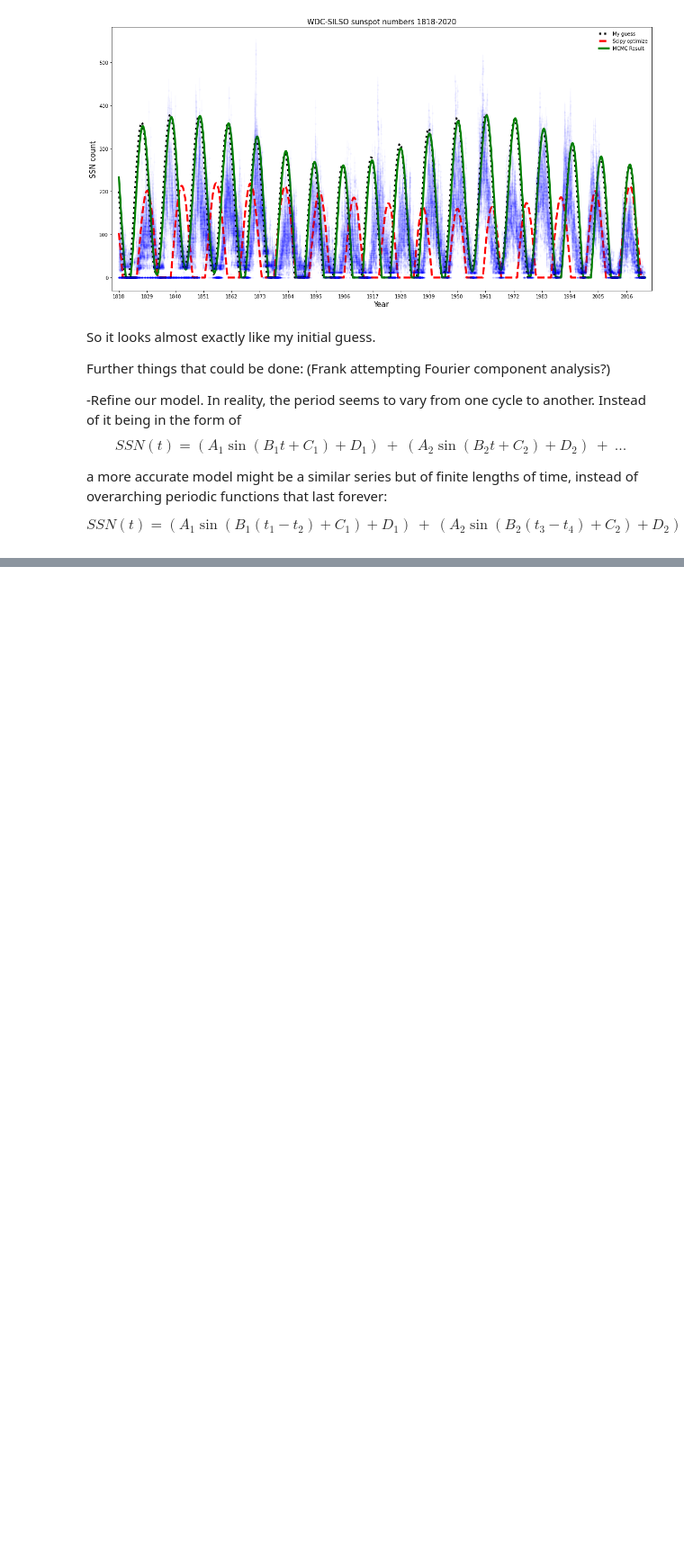
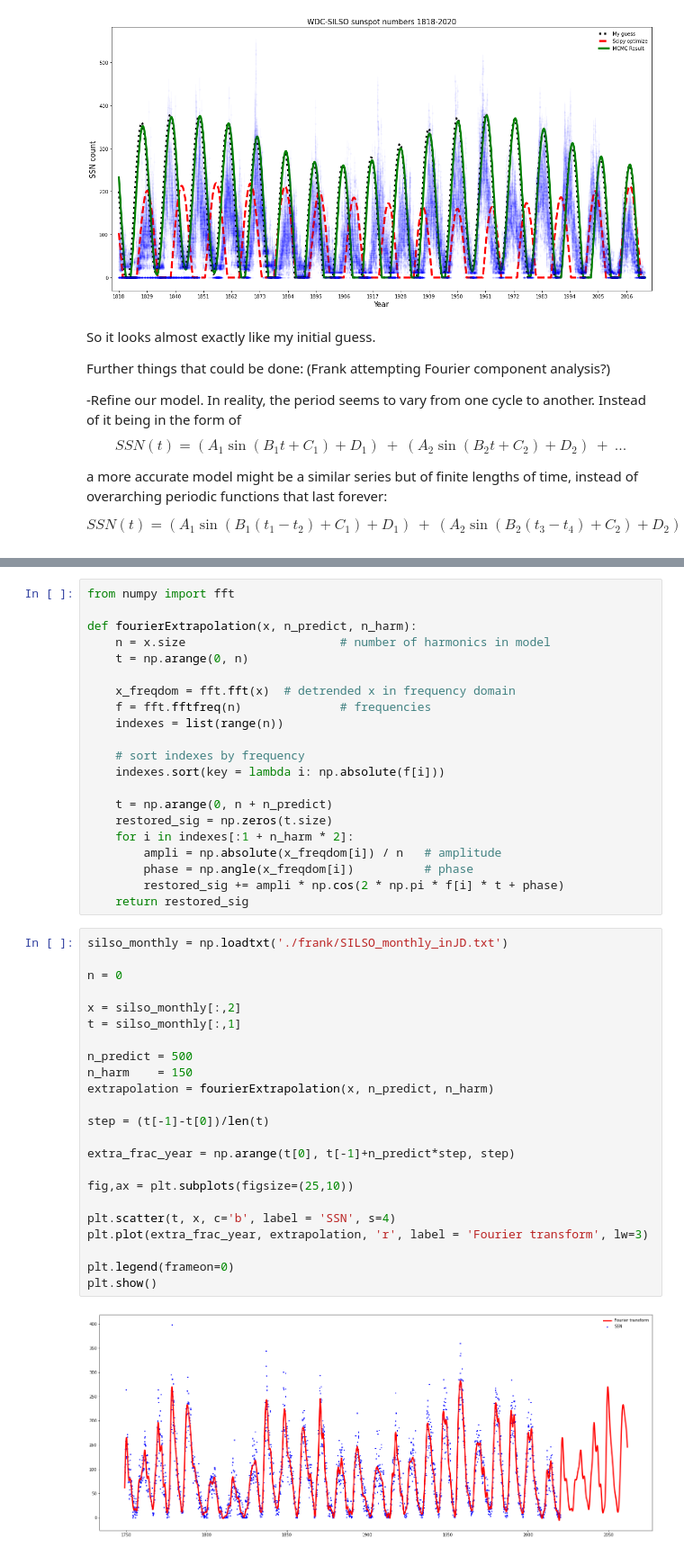
Before and after one commit to christandoi/ast596fds-final, a Jupyter notebook: chris_notebook.ipynb, the cells around one changed output, grey strips where cells are left out. Shown at 90% size. Cells and saved outputs as stored; diff of their text form; blank space fills up the shorter version.

```diff
--- a/chris_notebook.ipynb
+++ b/chris_notebook.ipynb
@@ -463,0 +481,46 @@ $$
+# %%
+from numpy import fft
+
+def fourierExtrapolation(x, n_predict, n_harm):
+    n = x.size                      # number of harmonics in model
+    t = np.arange(0, n)
+
+    x_freqdom = fft.fft(x)  # detrended x in frequency domain
+    f = fft.fftfreq(n)              # frequencies
+    indexes = list(range(n))
+
+    # sort indexes by frequency
+    indexes.sort(key = lambda i: np.absolute(f[i]))
+
+    t = np.arange(0, n + n_predict)
+    restored_sig = np.zeros(t.size)
+    for i in indexes[:1 + n_harm * 2]:
+        ampli = np.absolute(x_freqdom[i]) / n   # amplitude
+        phase = np.angle(x_freqdom[i])          # phase
+        restored_sig += ampli * np.cos(2 * np.pi * f[i] * t + phase)
+    return restored_sig
+# %%
+silso_monthly = np.loadtxt('./frank/SILSO_monthly_inJD.txt')
+
+n = 0
+
+x = silso_monthly[:,2]
+t = silso_monthly[:,1]
+
+n_predict = 500
+n_harm    = 150
+extrapolation = fourierExtrapolation(x, n_predict, n_harm)
+
+step = (t[-1]-t[0])/len(t)
+
+extra_frac_year = np.arange(t[0], t[-1]+n_predict*step, step)
+
+fig,ax = plt.subplots(figsize=(25,10))
+
+plt.scatter(t, x, c='b', label = 'SSN', s=4)
+plt.plot(extra_frac_year, extrapolation, 'r', label = 'Fourier transform', lw=3)
+
+plt.legend(frameon=0)
+plt.show()
+# %% [output]
+[figure, added]
```
Also changed, not shown: parts of 3 cells of this notebook.
